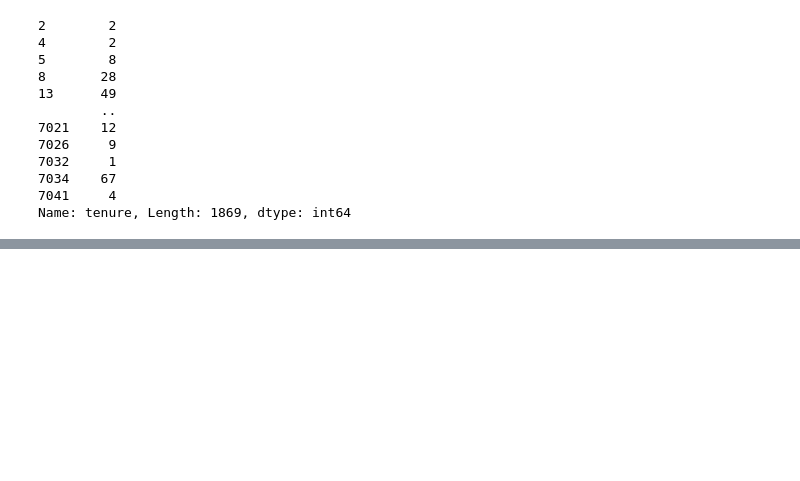
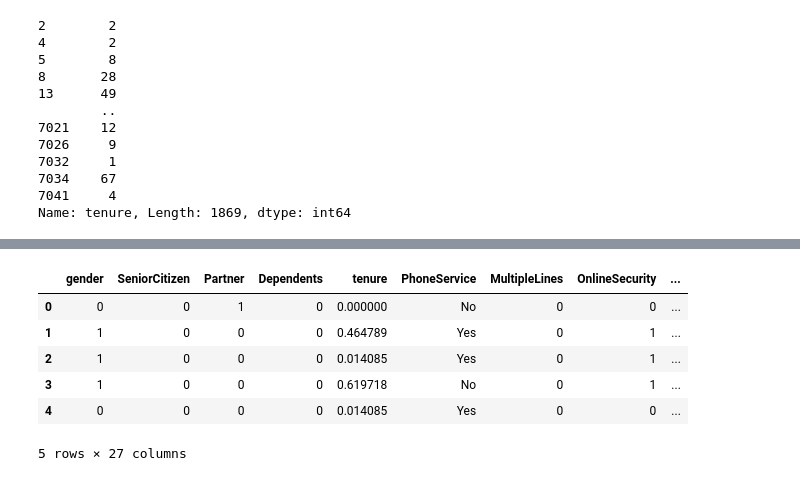
Before and after one commit to SaiPh3r/Customer-churn-prediction-using-ANN, a Jupyter notebook: Untitled.ipynb, the cells around one changed output, grey strips where cells are left out. Drawn from its saved outputs; the diff is of its cells as text; code cells hidden in the pictures; blank space fills up the shorter version.

```diff
--- a/Untitled.ipynb
+++ b/Untitled.ipynb
@@ -194,0 +334,10 @@ plt.show()
+# %%
+data2.head()
+# %% [output]
+|  | gender | SeniorCitizen | Partner | Dependents | tenure | PhoneService | MultipleLines | OnlineSecurity | ... |
+| 0 | 0 | 0 | 1 | 0 | 0.000000 | No | 0 | 0 | ... |
+| 1 | 1 | 0 | 0 | 0 | 0.464789 | Yes | 0 | 1 | ... |
+| 2 | 1 | 0 | 0 | 0 | 0.014085 | Yes | 0 | 1 | ... |
+| 3 | 1 | 0 | 0 | 0 | 0.619718 | No | 0 | 1 | ... |
+| 4 | 0 | 0 | 0 | 0 | 0.014085 | Yes | 0 | 0 | ... |
+5 rows × 27 columns
```
Also changed, not shown: parts of 16 cells of this notebook.
